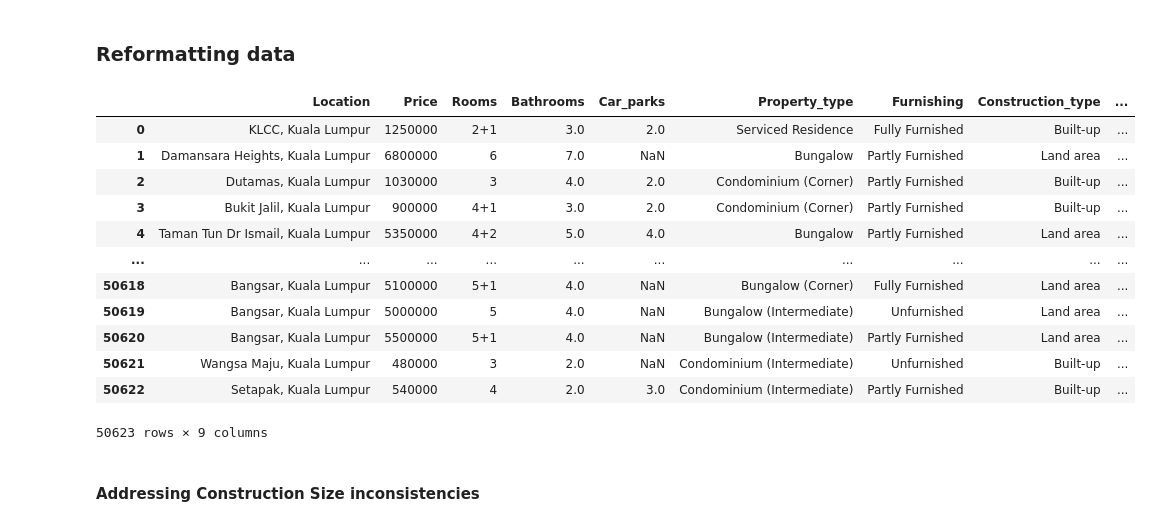
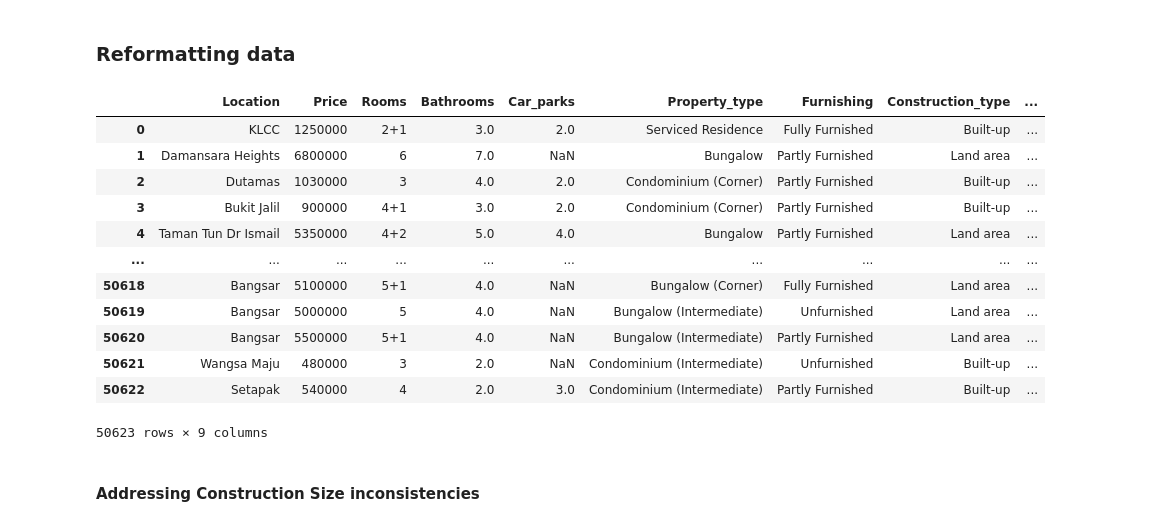
Before and after one commit to AshlanH/eda, a Jupyter notebook: malaysia_property_eda/property_data_cleaning.ipynb, the cells around one changed output. Drawn from its saved outputs; the diff is of its cells as text; code cells hidden in the pictures.

```diff
--- a/malaysia_property_eda/property_data_cleaning.ipynb
+++ b/malaysia_property_eda/property_data_cleaning.ipynb
@@ -6,6 +6,7 @@ import seaborn as sns
 import re
 
 pd.set_option('display.max_rows', 500)
+pd.set_option('display.max_colwidth', 50)
 # %%
 df = pd.read_csv('property_listing.csv')
 df = (df
@@ -86,45 +87,46 @@ modify(df)
 # %%
 df_dropna = modify(df)
 
 def get_construction_size(x):
     to_replace = {
         ',' : '',
         'sq. ft.': '',
         'x' : '*',
         'X' : '*'
     }
 
     for a, b in to_replace.items():
         x = x.replace(a, b)
 
     return x
 
 modified_df = (df_dropna
 .assign(
     Price = df_dropna.Price.apply(lambda x: int((x.replace('RM', '').replace(',', '')))),
     Construction_type = df_dropna.Size.apply(lambda x: x.split(' :')[0]),
-    Construction_size = df_dropna.Size.apply(lambda x: x.split(' :')[1])
+    Construction_size = df_dropna.Size.apply(lambda x: x.split(' :')[1]),
+    Location = df_dropna.Location.apply(lambda x: x.split(',')[0])
 )
 .astype({
     'Furnishing' : 'category',
     'Construction_type' : 'category'
 })
 ).drop(columns=['Size'])
 
 modified_df
 # %% [output]
 |  | Location | Price | Rooms | Bathrooms | Car_parks | Property_type | Furnishing | Construction_type | ... |
-| 0 | KLCC, Kuala Lumpur | 1250000 | 2+1 | 3.0 | 2.0 | Serviced Residence | Fully Furnished | Built-up | ... |
-| 1 | Damansara Heights, Kuala Lumpur | 6800000 | 6 | 7.0 | NaN | Bungalow | Partly Furnished | Land area | ... |
-| 2 | Dutamas, Kuala Lumpur | 1030000 | 3 | 4.0 | 2.0 | Condominium (Corner) | Partly Furnished | Built-up | ... |
-| 3 | Bukit Jalil, Kuala Lumpur | 900000 | 4+1 | 3.0 | 2.0 | Condominium (Corner) | Partly Furnished | Built-up | ... |
-| 4 | Taman Tun Dr Ismail, Kuala Lumpur | 5350000 | 4+2 | 5.0 | 4.0 | Bungalow | Partly Furnished | Land area | ... |
+| 0 | KLCC | 1250000 | 2+1 | 3.0 | 2.0 | Serviced Residence | Fully Furnished | Built-up | ... |
+| 1 | Damansara Heights | 6800000 | 6 | 7.0 | NaN | Bungalow | Partly Furnished | Land area | ... |
+| 2 | Dutamas | 1030000 | 3 | 4.0 | 2.0 | Condominium (Corner) | Partly Furnished | Built-up | ... |
+| 3 | Bukit Jalil | 900000 | 4+1 | 3.0 | 2.0 | Condominium (Corner) | Partly Furnished | Built-up | ... |
+| 4 | Taman Tun Dr Ismail | 5350000 | 4+2 | 5.0 | 4.0 | Bungalow | Partly Furnished | Land area | ... |
 | ... | ... | ... | ... | ... | ... | ... | ... | ... | ... |
-| 50618 | Bangsar, Kuala Lumpur | 5100000 | 5+1 | 4.0 | NaN | Bungalow (Corner) | Fully Furnished | Land area | ... |
-| 50619 | Bangsar, Kuala Lumpur | 5000000 | 5 | 4.0 | NaN | Bungalow (Intermediate) | Unfurnished | Land area | ... |
-| 50620 | Bangsar, Kuala Lumpur | 5500000 | 5+1 | 4.0 | NaN | Bungalow (Intermediate) | Partly Furnished | Land area | ... |
-| 50621 | Wangsa Maju, Kuala Lumpur | 480000 | 3 | 2.0 | NaN | Condominium (Intermediate) | Unfurnished | Built-up | ... |
-| 50622 | Setapak, Kuala Lumpur | 540000 | 4 | 2.0 | 3.0 | Condominium (Intermediate) | Partly Furnished | Built-up | ... |
+| 50618 | Bangsar | 5100000 | 5+1 | 4.0 | NaN | Bungalow (Corner) | Fully Furnished | Land area | ... |
+| 50619 | Bangsar | 5000000 | 5 | 4.0 | NaN | Bungalow (Intermediate) | Unfurnished | Land area | ... |
+| 50620 | Bangsar | 5500000 | 5+1 | 4.0 | NaN | Bungalow (Intermediate) | Partly Furnished | Land area | ... |
+| 50621 | Wangsa Maju | 480000 | 3 | 2.0 | NaN | Condominium (Intermediate) | Unfurnished | Built-up | ... |
+| 50622 | Setapak | 540000 | 4 | 2.0 | 3.0 | Condominium (Intermediate) | Partly Furnished | Built-up | ... |
 50623 rows × 9 columns
 # %% [markdown]
 #### Addressing Construction Size inconsistencies
```
Also changed, not shown: parts of 14 cells of this notebook.
